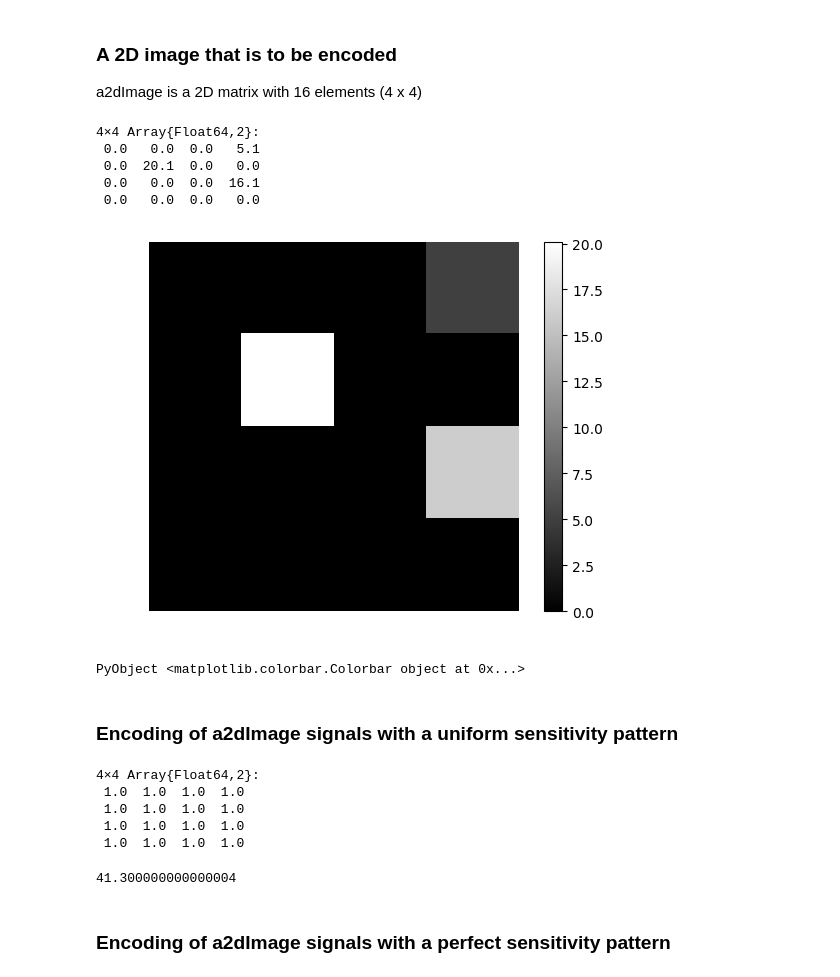
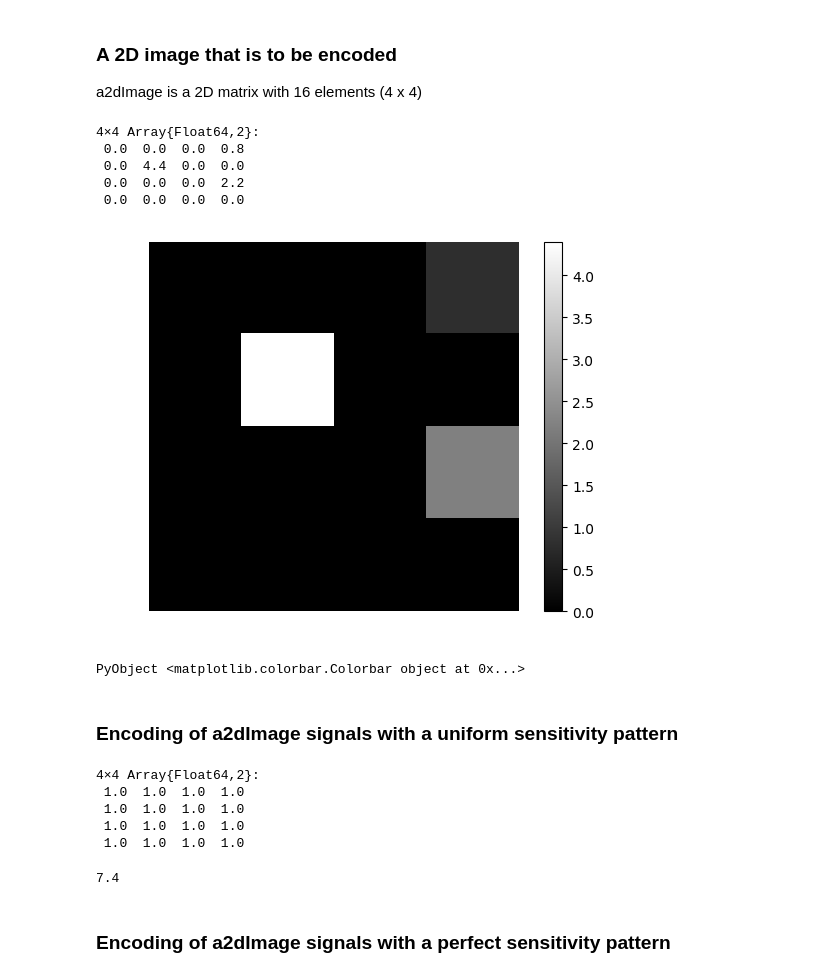
Before and after one commit to nankueichen/review1, a Jupyter notebook: math review.ipynb, the cells around one changed output. Saved outputs shown, nothing was run; the diff lists cells and outputs as text; code cells hidden in the pictures.

```diff
--- a/math review.ipynb
+++ b/math review.ipynb
@@ -5,18 +5,18 @@ using PyPlot
 a2dImage is a 2D matrix with 16 elements (4 x 4)
 # %%
 a2dImage = zeros(Float64,4,4)
-a2dImage[2,2] = 20.1
-a2dImage[1,4] = 5.1
-a2dImage[3,4] = 16.1
+a2dImage[2,2] = 4.4
+a2dImage[1,4] = 0.8
+a2dImage[3,4] = 2.2
 display(a2dImage)
 figure(1);imshow(a2dImage,cmap="gray",interpolation="none"); axis("off"); colorbar()
 # %% [output]
 4×4 Array{Float64,2}:
- 0.0   0.0  0.0   5.1
- 0.0  20.1  0.0   0.0
- 0.0   0.0  0.0  16.1
- 0.0   0.0  0.0   0.0
+ 0.0  0.0  0.0  0.8
+ 0.0  4.4  0.0  0.0
+ 0.0  0.0  0.0  2.2
+ 0.0  0.0  0.0  0.0
-[figure, old version]
+[figure, new version]
 PyObject <matplotlib.colorbar.Colorbar object at 0x...>
 # %% [markdown]
 ### Encoding of a2dImage signals with a uniform sensitivity pattern
@@ -31,7 +31,7 @@ display(signal0)
  1.0  1.0  1.0  1.0
  1.0  1.0  1.0  1.0
  1.0  1.0  1.0  1.0
-41.300000000000004
+7.4
 # %% [markdown]
 ### Encoding of a2dImage signals with a perfect sensitivity pattern
 # %%
```
Also changed, not shown: parts of 9 cells of this notebook.
